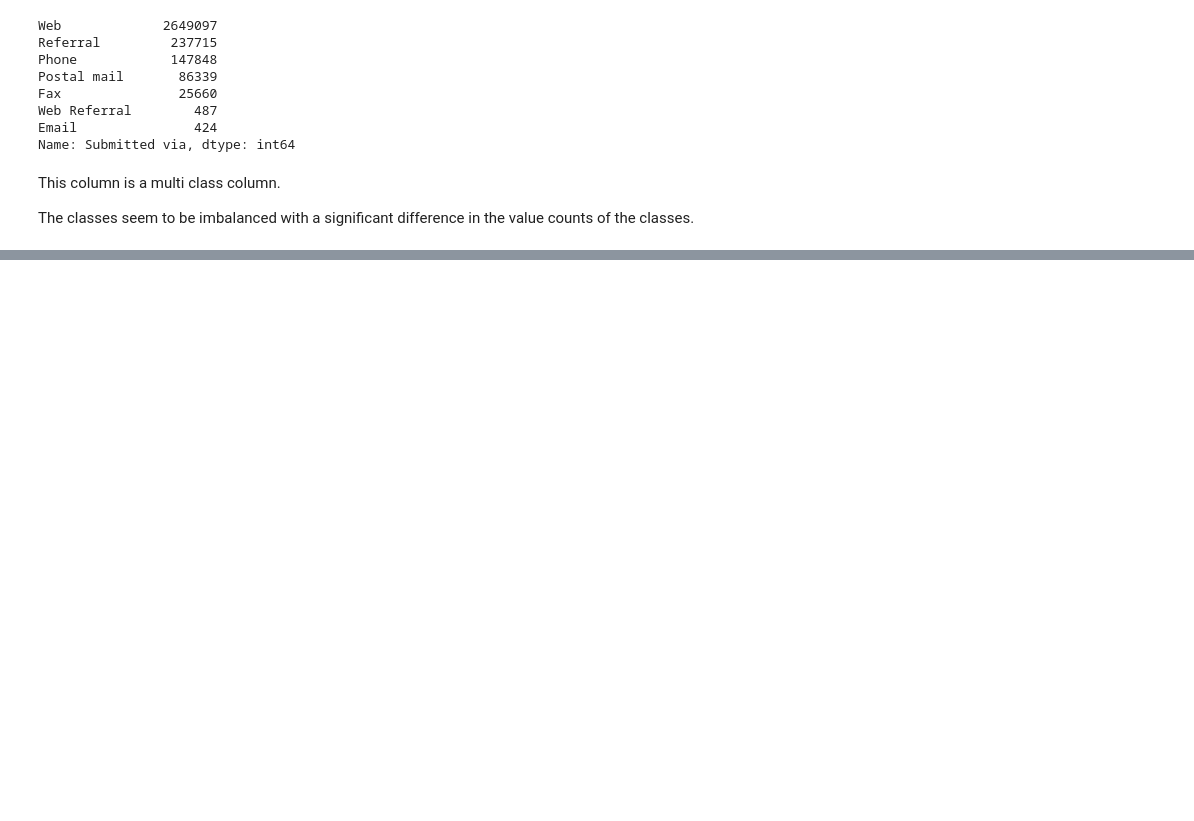
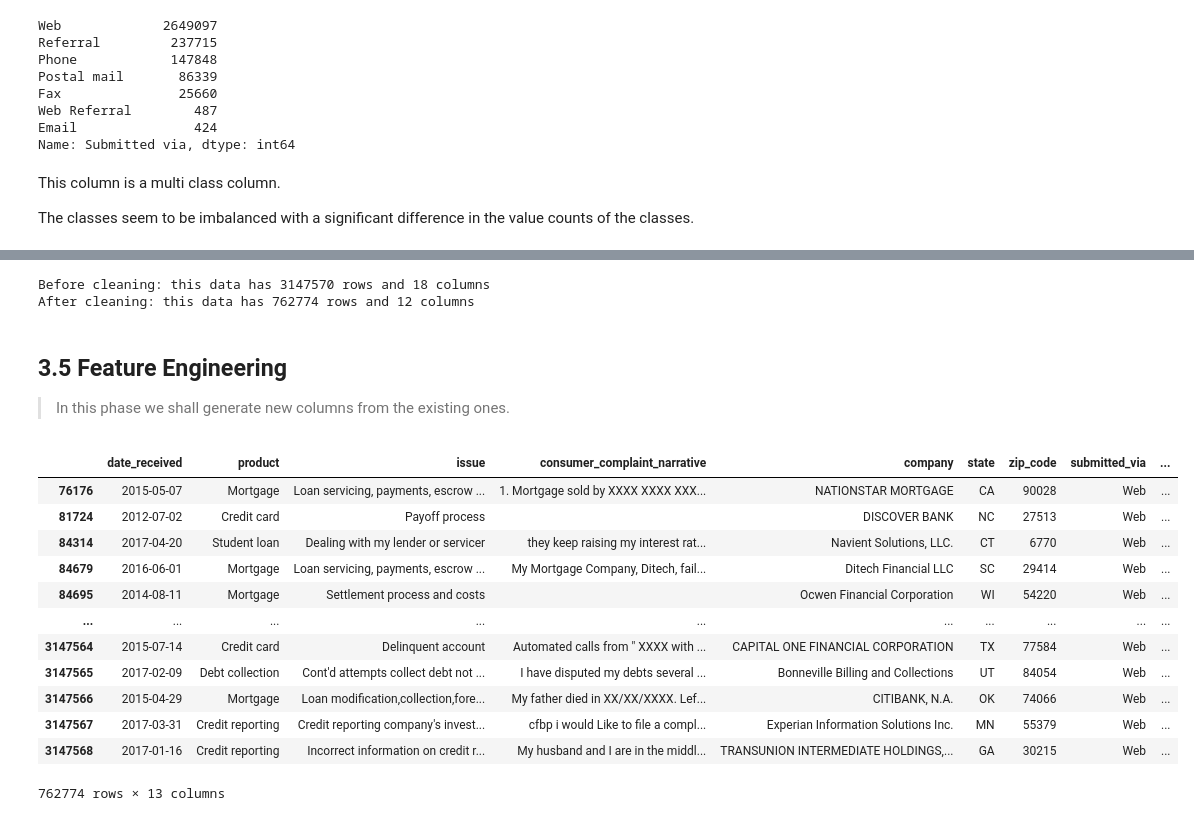
Before and after one commit to abnormalDistribute/Capstone-Project---Consumer-Complaints, a Jupyter notebook: index.ipynb, the cells around one changed output, grey strips where cells are left out. Saved outputs shown, nothing was run; the diff lists cells and outputs as text; code cells hidden in the pictures; blank space fills up the shorter version.

```diff
--- a/index.ipynb
+++ b/index.ipynb
@@ -230,0 +523,6 @@ The classes seem to be imbalanced with a significant difference in the value cou
+# %%
+# Replacing missing value of 'consumer_complaint_narrative' with a string
+df['consumer_complaint_narrative'].fillna('', inplace=True)
+
+# Checking percentage of missing values again - confirming changes
+understand.percent_missing(df)
@@ -230,0 +545,6 @@ The classes seem to be imbalanced with a significant difference in the value cou
+# %%
+# Dropping the missing values
+df.dropna(inplace=True)
+
+# Checking percentage of missing values again - confirming changes
+understand.percent_missing(df)
@@ -230,0 +565,30 @@ The classes seem to be imbalanced with a significant difference in the value cou
+# %%
+# Checking the dimensions
+print(f"Before cleaning: this data has {data.shape[0]} rows and {data.shape[1]} columns")
+print(f"After cleaning: this data has {df.shape[0]} rows and {df.shape[1]} columns")
+# %% [output]
+Before cleaning: this data has 3147570 rows and 18 columns
+After cleaning: this data has 762774 rows and 12 columns
+# %% [markdown]
+## 3.5 Feature Engineering
+> In this phase we shall generate new columns from the existing ones.
+# %%
+# Subtracting to get number of days
+df['days_taken'] = df['date_sent_to_company'] - df['date_received']
+
+# Previewing the changes
+df
+# %% [output]
+|  | date_received | product | issue | consumer_complaint_narrative | company | state | zip_code | submitted_via | ... |
+| 76176 | 2015-05-07 | Mortgage | Loan servicing, payments, escrow ... | 1. Mortgage sold by XXXX XXXX XXX... | NATIONSTAR MORTGAGE | CA | 90028 | Web | ... |
+| 81724 | 2012-07-02 | Credit card | Payoff process |  | DISCOVER BANK | NC | 27513 | Web | ... |
+| 84314 | 2017-04-20 | Student loan | Dealing with my lender or servicer | they keep raising my interest rat... | Navient Solutions, LLC. | CT | 6770 | Web | ... |
+| 84679 | 2016-06-01 | Mortgage | Loan servicing, payments, escrow ... | My Mortgage Company, Ditech, fail... | Ditech Financial LLC | SC | 29414 | Web | ... |
+| 84695 | 2014-08-11 | Mortgage | Settlement process and costs |  | Ocwen Financial Corporation | WI | 54220 | Web | ... |
+| ... | ... | ... | ... | ... | ... | ... | ... | ... | ... |
+| 3147564 | 2015-07-14 | Credit card | Delinquent account | Automated calls from " XXXX with ... | CAPITAL ONE FINANCIAL CORPORATION | TX | 77584 | Web | ... |
+| 3147565 | 2017-02-09 | Debt collection | Cont'd attempts collect debt not ... | I have disputed my debts several ... | Bonneville Billing and Collections | UT | 84054 | Web | ... |
+| 3147566 | 2015-04-29 | Mortgage | Loan modification,collection,fore... | My father died in XX/XX/XXXX. Lef... | CITIBANK, N.A. | OK | 74066 | Web | ... |
+| 3147567 | 2017-03-31 | Credit reporting | Credit reporting company's invest... | cfbp i would Like to file a compl... | Experian Information Solutions Inc. | MN | 55379 | Web | ... |
+| 3147568 | 2017-01-16 | Credit reporting | Incorrect information on credit r... | My husband and I are in the middl... | TRANSUNION INTERMEDIATE HOLDINGS,... | GA | 30215 | Web | ... |
+762774 rows × 13 columns
```
Also changed, not shown: parts of 31 cells of this notebook.
